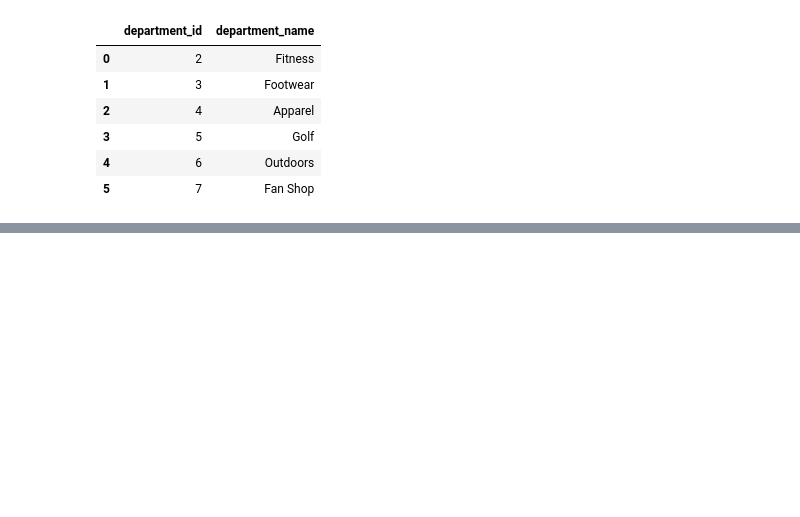
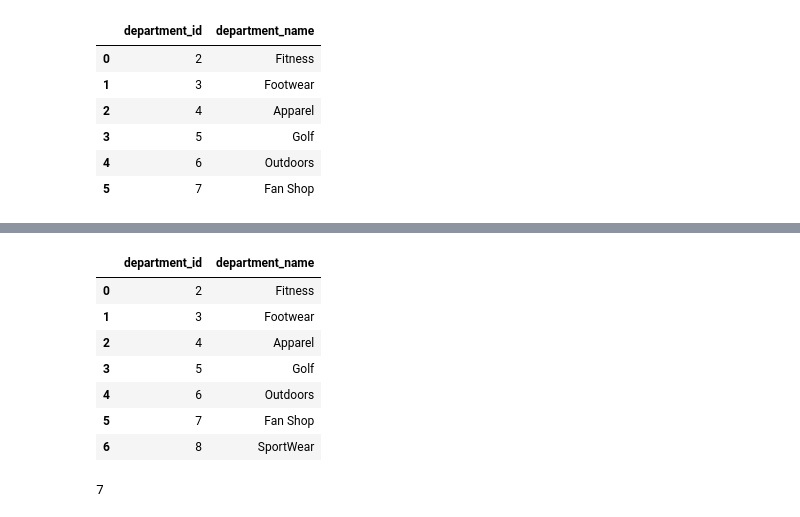
Before and after one commit to omarvasquezchavarri/PythonDE, a Jupyter notebook: Session4/1.Carga_datos_mongoDB.ipynb, the cells around one changed output, grey strips where cells are left out. Cells and saved outputs as stored; diff of their text form; code cells hidden in the pictures; blank space fills up the shorter version.

```diff
--- a/Session4/1.Carga_datos_mongoDB.ipynb
+++ b/Session4/1.Carga_datos_mongoDB.ipynb
@@ -36,0 +88,19 @@ dbName = client['retail_db']
+# %%
+df_department2.rename(columns={'_id': 'id_row'}, inplace=True)
+# %%
+df_c = pd.DataFrame(df_department2)
+# %%
+df_c[['department_id','department_name']]
+# %% [output]
+|  | department_id | department_name |
+| 0 | 2 | Fitness |
+| 1 | 3 | Footwear |
+| 2 | 4 | Apparel |
+| 3 | 5 | Golf |
+| 4 | 6 | Outdoors |
+| 5 | 7 | Fan Shop |
+| 6 | 8 | SportWear |
+# %%
+df_department2[['department_id','department_name']].to_sql('Department_db', con=con, index=False, if_exists='append')
+# %% [output]
+7
```
Also changed, not shown: parts of 9 cells of this notebook, 2 other files.
